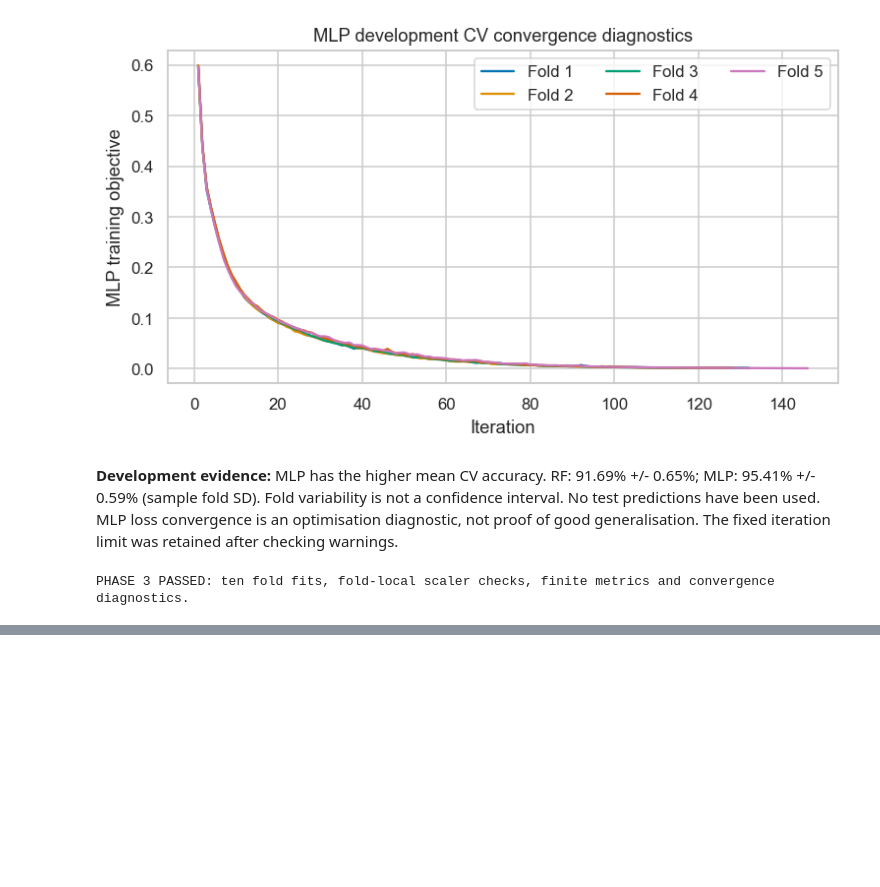
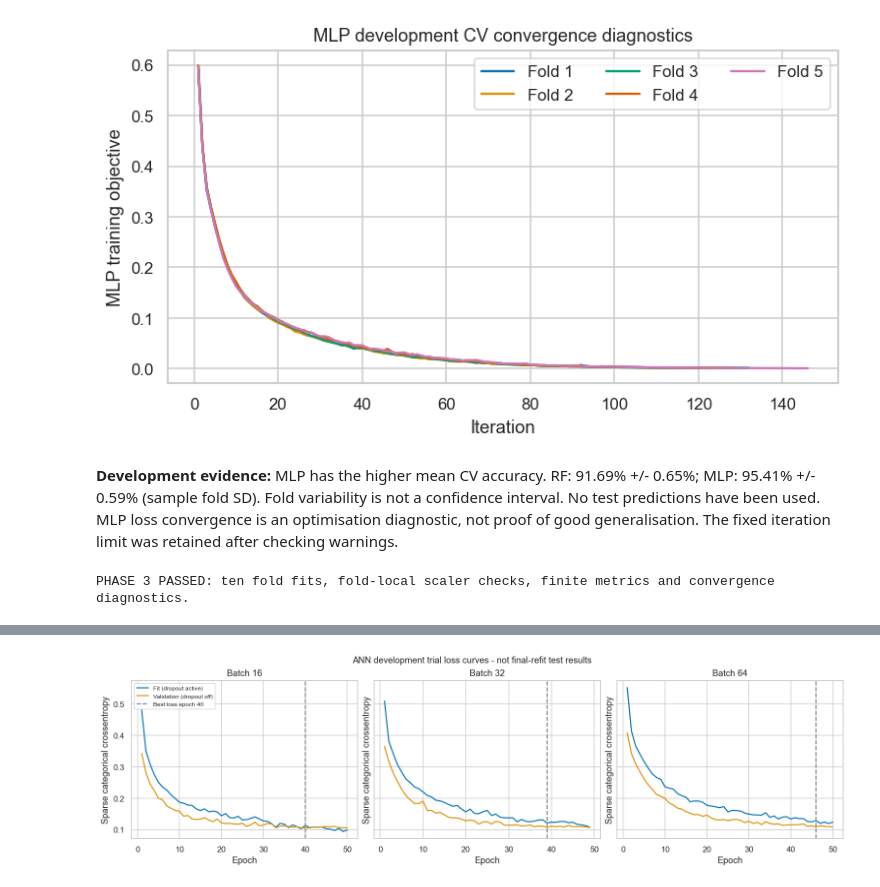
Before and after one commit to henryhoang207/COS40007-Porfollio-Task, a Jupyter notebook: portfolio_task3/Portfolio_Assessment_3_HoangHuuHoan.ipynb, the cells around one changed output, grey strips where cells are left out. Cells and saved outputs as stored; diff of their text form; code cells hidden in the pictures; blank space fills up the shorter version.

Commit message:
Evaluate ANN batch configurations and validation histories

```diff
--- a/portfolio_task3/Portfolio_Assessment_3_HoangHuuHoan.ipynb
+++ b/portfolio_task3/Portfolio_Assessment_3_HoangHuuHoan.ipynb
@@ -382,0 +402,92 @@ PHASE 3 PASSED: ten fold fits, fold-local scaler checks, finite metrics and conv
+# %%
+# Explicit tf.data options bound background CPU threads and preserve deterministic order.
+def ann_dataset(xx, yy, batch_size, training=False):
+    ds = tf.data.Dataset.from_tensor_slices((np.asarray(xx,dtype='float32'),np.asarray(yy,dtype='int64')))
+    if training:
+        ds = ds.shuffle(len(xx),seed=SEED,reshuffle_each_iteration=True)
+    ds = ds.batch(batch_size)
+    options = tf.data.Options()
+    options.experimental_deterministic = True
+    options.threading.private_threadpool_size = 2
+    options.threading.max_intra_op_parallelism = 2
+    return ds.with_options(options).prefetch(1)
+def train_trial(batch, max_epochs):
+    model = build_ann()
+    reduce_lr = keras.callbacks.ReduceLROnPlateau(monitor='val_loss',factor=.5,patience=5,
+                                                min_delta=0.0,min_lr=1e-6,verbose=0)
+    early = keras.callbacks.EarlyStopping(monitor='val_loss',patience=10,
+                                          min_delta=0.0,restore_best_weights=True)
+    recorder = keras.callbacks.LambdaCallback(on_epoch_end=lambda epoch,logs:
+        logs.update({'lr_after_epoch':float(keras.backend.get_value(model.optimizer.learning_rate))}))
+    started = time.perf_counter()
+    history = model.fit(ann_dataset(X_fit_scaled,y_fit,batch,True),
+                        validation_data=ann_dataset(X_val_scaled,y_val,batch),
+                        epochs=max_epochs,callbacks=[reduce_lr,early,recorder],verbose=0).history
+    history = {k:list(map(float,v)) for k,v in history.items()}
+    best_epoch = int(np.argmin(history['val_loss'])+1)
+    val_loss,val_accuracy = model.evaluate(ann_dataset(X_val_scaled,y_val,batch),verbose=0)
+    np.testing.assert_allclose(val_loss,min(history['val_loss']),atol=1e-5,rtol=1e-5)
+    row = {'batch_size':batch,'max_epochs':max_epochs,'actual_epochs':len(history['loss']),
+           'best_epoch':best_epoch,'best_validation_loss':float(val_loss),
+           'validation_accuracy_at_best_loss':float(val_accuracy),
+           'initial_learning_rate':.001,'minimum_learning_rate':min(history['lr_after_epoch']),
+           'fit_seconds':time.perf_counter()-started}
+    return history,row
+ann_example = build_ann()
+ann_example.summary()
+pilot_history,pilot_row = train_trial(32,10)
+with (ROOT / 'results/ann_pilot_history.pkl').open('wb') as f:
+    pickle.dump(pilot_history,f)
+save_json(ROOT / 'results/ann_pilot_results.json',pilot_row)
+print('10-epoch pilot:',pilot_row,flush=True)
+trial_histories, ann_rows = {}, []
+for batch in [16,32,64]:
+    history,row = train_trial(batch,50)
+    trial_histories[batch] = history
+    ann_rows.append(row)
+    with (ROOT / f'results/ann_batch{batch}_development_history.pkl').open('wb') as f:
+        pickle.dump(history,f)
+    print('Development trial:',row,flush=True)
+ann_development = pd.DataFrame(ann_rows)
+show_table(ann_development,'ann_development_results.csv')
+selected_epochs = {batch:int(ann_development.set_index('batch_size').loc[batch,'best_epoch']) for batch in [32,64]}
+assert all(1<=e<=50 for e in selected_epochs.values())
+assert all(len(h['loss'])<=50 and len(h['val_loss'])==len(h['loss']) for h in trial_histories.values())
+assert all(np.isfinite(v).all() for h in trial_histories.values() for v in h.values())
+for metric,ylabel in [('loss','Sparse categorical crossentropy'),('accuracy','Accuracy')]:
+    fig,axes = plt.subplots(1,3,figsize=(14,4),sharey=True,constrained_layout=True)
+    for ax,batch in zip(axes,[16,32,64]):
+        history=trial_histories[batch]
+        epochs=np.arange(1,len(history[metric])+1)
+        ax.plot(epochs,history[metric],label='Fit (dropout active)')
+        ax.plot(epochs,history['val_'+metric],label='Validation (dropout off)')
+        best=int(ann_development.set_index('batch_size').loc[batch,'best_epoch'])
+        ax.axvline(best,color='grey',ls='--',label=f'Best loss epoch {best}')
+        ax.set(title=f'Batch {batch}',xlabel='Epoch',ylabel=ylabel)
+    axes[0].legend(fontsize=8)
+    fig.suptitle(f'ANN development trial {metric} curves - not final-refit test results')
+    save_figure(f'ann_development_{metric}.png')
+fig,ax=plt.subplots(figsize=(8,4))
+for batch in [16,32,64]:
+    history=trial_histories[batch]
+    ax.step(range(1,len(history['lr_after_epoch'])+1),history['lr_after_epoch'],where='post',label=f'Batch {batch}')
+ax.set(xlabel='Epoch',ylabel='Learning rate after epoch',title='Development LR schedules')
+ax.legend()
+save_figure('ann_development_learning_rate.png')
+best_batch=int(ann_development.sort_values('best_validation_loss').iloc[0].batch_size)
+explain(f'**Development interpretation:** batch {best_batch} has the lowest observed validation loss. '
+        f'The frozen core settings remain ANN-1 batch 32 ({selected_epochs[32]} epochs) and '
+        f'ANN-2 batch 64 ({selected_epochs[64]} epochs). Batch 16 is retained as a development '
+        'experiment only. Validation accuracy is reported at the epoch with minimum validation loss, '
+        'rather than the highest-accuracy epoch. Dropout makes fit and validation curves use different '
+        'conditions, so validation accuracy can exceed fit accuracy. Single-seed batch differences '
+        'do not establish a universal best batch size.')
+save_json(ROOT / 'results/ann_development_verification.json',{
+    'pilot_epochs':10,'trial_batches':[16,32,64],'maximum_epochs':50,
+    'early_stopping_patience':10,'restored_best_weights_checked':True,
+    'reduce_lr_patience':5,'reduce_lr_factor':.5,'initial_lr':.001,
+    'selected_core_epochs':{str(k):v for k,v in selected_epochs.items()},
+    'test_used_for_selection':False,'histories_complete_and_finite':True,
+})
+print('PHASE 4 PASSED: pilot, three fresh trials, restored best validation losses, histories and curves.')
+# %% [output]
@@ -382,0 +521 @@ PHASE 3 PASSED: ten fold fits, fold-local scaler checks, finite metrics and conv
+[figure, added]
```
Also changed, not shown: parts of 2 cells of this notebook, 11 other files.
